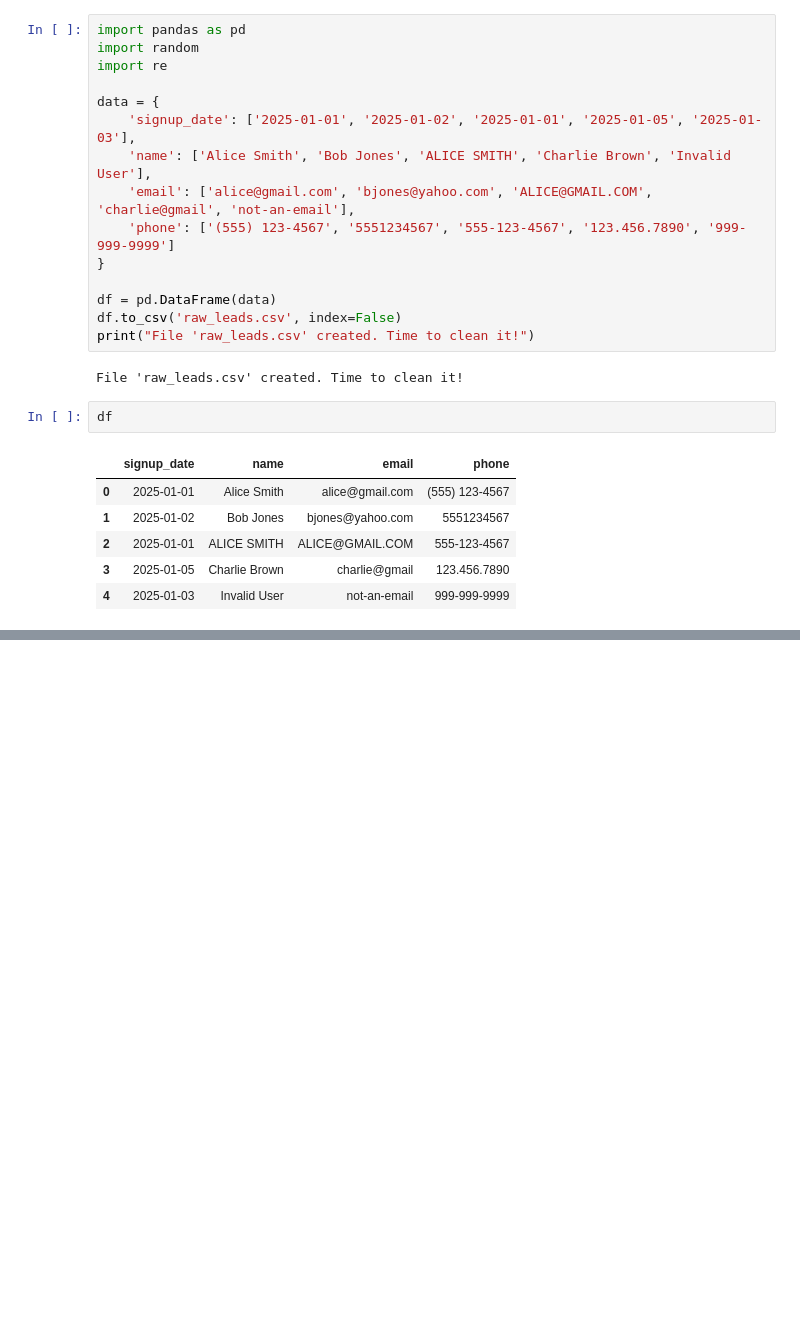
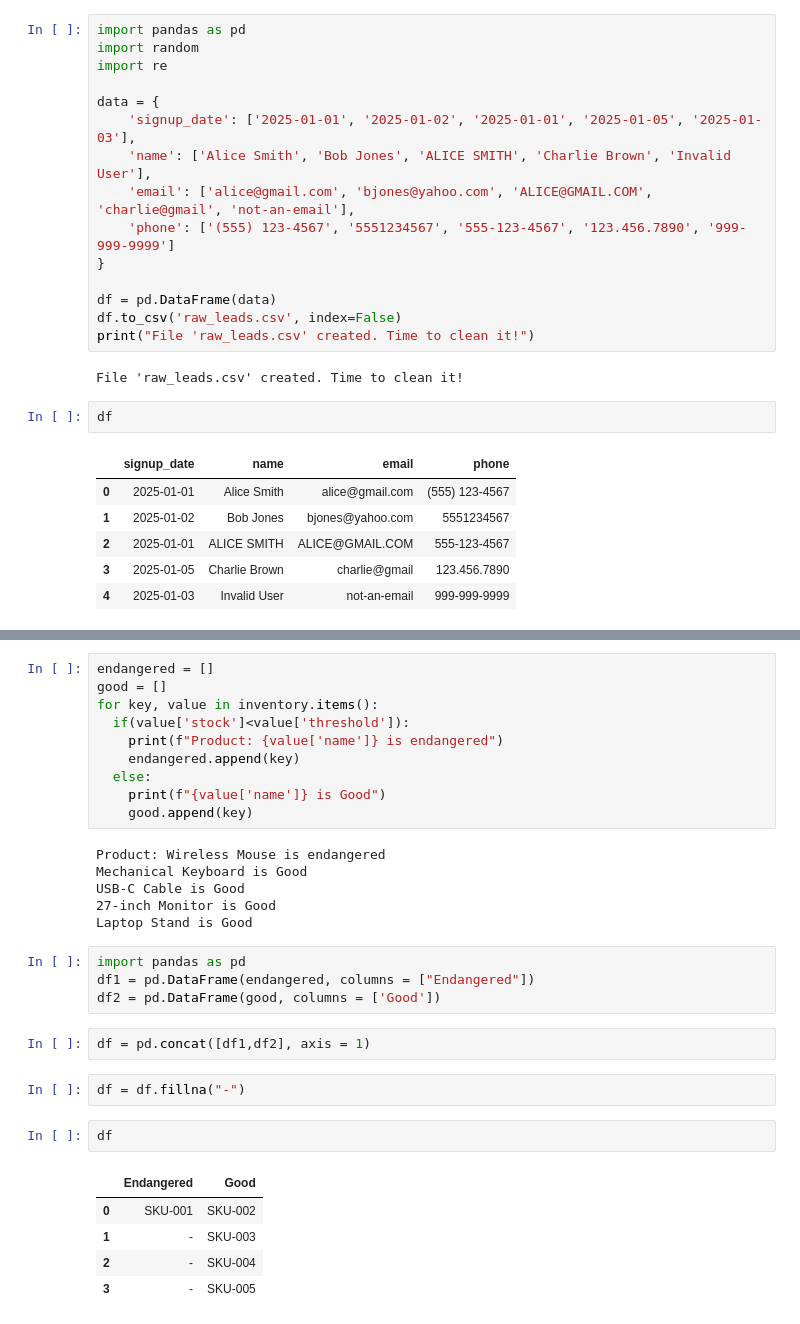
Before and after one commit to kamranshahid56-tech/Python_Practice-Numpy-Pandas-, a Jupyter notebook: Python_Practice.ipynb, the cells around one changed output, grey strips where cells are left out. Drawn from its saved outputs; the diff is of its cells as text; blank space fills up the shorter version.

```diff
--- a/Python_Practice.ipynb
+++ b/Python_Practice.ipynb
@@ -1116,0 +1120,32 @@ Saved to: master_leads.csv
+# %%
+endangered = []
+good = []
+for key, value in inventory.items():
+  if(value['stock']<value['threshold']):
+    print(f"Product: {value['name']} is endangered")
+    endangered.append(key)
+  else:
+    print(f"{value['name']} is Good")
+    good.append(key)
+# %% [output]
+Product: Wireless Mouse is endangered
+Mechanical Keyboard is Good
+USB-C Cable is Good
+27-inch Monitor is Good
+Laptop Stand is Good
+# %%
+import pandas as pd
+df1 = pd.DataFrame(endangered, columns = ["Endangered"])
+df2 = pd.DataFrame(good, columns = ['Good'])
+# %%
+df = pd.concat([df1,df2], axis = 1)
+# %%
+df = df.fillna("-")
+# %%
+df
+# %% [output]
+|  | Endangered | Good |
+| 0 | SKU-001 | SKU-002 |
+| 1 | - | SKU-003 |
+| 2 | - | SKU-004 |
+| 3 | - | SKU-005 |
```
Also changed, not shown: parts of 4 cells of this notebook.
